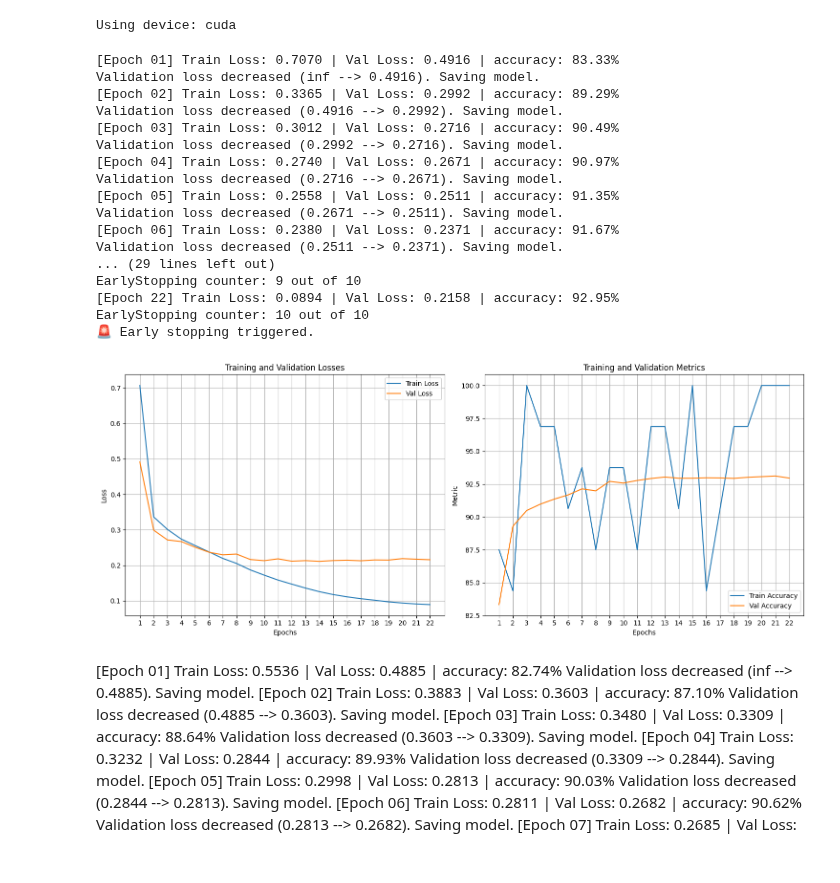
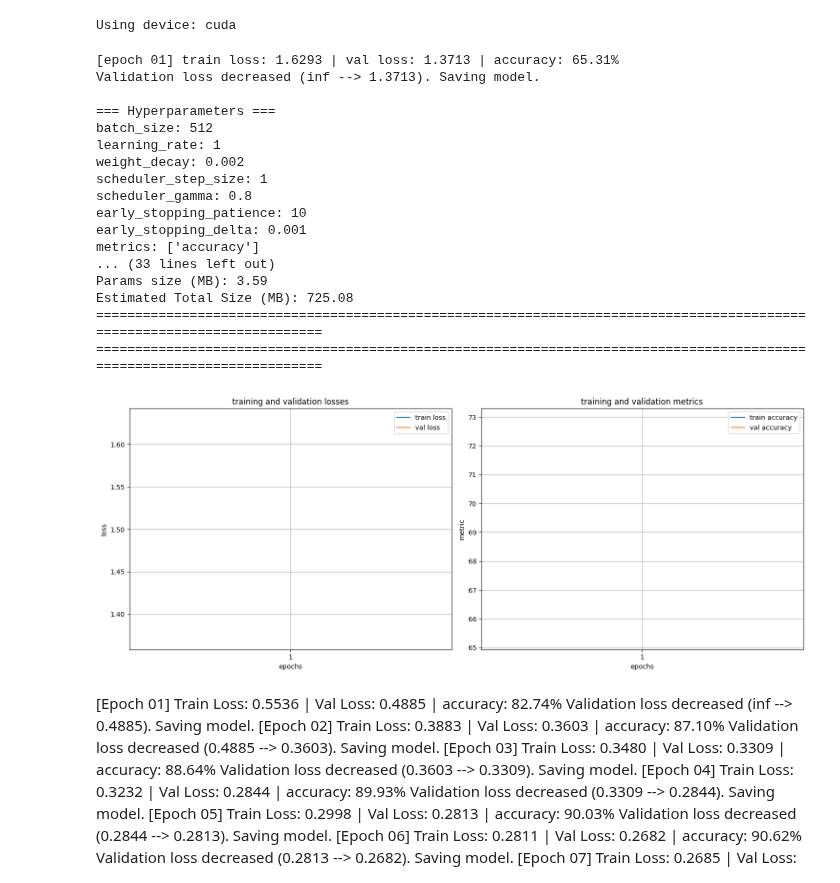
Before and after one commit to FutureGoose/OctaCycleCNN, a Jupyter notebook: exercises/w4/lek_functions_mnist.ipynb, the cells around one changed output. Drawn from its saved outputs; the diff is of its cells as text; code cells hidden in the pictures.

```diff
--- a/exercises/w4/lek_functions_mnist.ipynb
+++ b/exercises/w4/lek_functions_mnist.ipynb
@@ -101,54 +101,57 @@ class Net(nn.Module):
         x = self.dropout2(x)
         x = self.fc2(x)
 
         return x
 
 # initialize model
 model = Net(input_size=28*28, output_size=10)
 # initialize optimizer
 optimizer = Adadelta(model.parameters(), lr=1, weight_decay=0.002)
 # initialize scheduler
 scheduler = StepLR(optimizer, step_size=1, gamma=0.8)
 
 # initialize trainer
 trainer = ModelTrainer(
     model=model,
     device=device,
     loss_fn=nn.CrossEntropyLoss(),
     optimizer=optimizer,
     scheduler=scheduler,
-    batch_size=32,
-    verbose=True,
+    batch_size=512,
+    verbose=True,             # controls training progress logs
+    verbose_details=True,     # controls hyperparameters and model summary logs
+    enable_logging=True,      # controls overall logging
+    save_metrics=True,        # controls saving of metrics visualization
     early_stopping_patience=10,
     early_stopping_delta=0.001,
     metrics=[ModelTrainer.accuracy]
 )
 
 # train model
 trained_model = trainer.train(
     training_set=trainset,
     val_set=valset,
-    num_epochs=100
+    num_epochs=1
 )
 # %% [output]
-[Epoch 01] Train Loss: 0.7070 | Val Loss: 0.4916 | accuracy: 83.33%
-Validation loss decreased (inf --> 0.4916). Saving model.
-[Epoch 02] Train Loss: 0.3365 | Val Loss: 0.2992 | accuracy: 89.29%
-Validation loss decreased (0.4916 --> 0.2992). Saving model.
-[Epoch 03] Train Loss: 0.3012 | Val Loss: 0.2716 | accuracy: 90.49%
-Validation loss decreased (0.2992 --> 0.2716). Saving model.
-[Epoch 04] Train Loss: 0.2740 | Val Loss: 0.2671 | accuracy: 90.97%
-Validation loss decreased (0.2716 --> 0.2671). Saving model.
-[Epoch 05] Train Loss: 0.2558 | Val Loss: 0.2511 | accuracy: 91.35%
-Validation loss decreased (0.2671 --> 0.2511). Saving model.
-[Epoch 06] Train Loss: 0.2380 | Val Loss: 0.2371 | accuracy: 91.67%
-Validation loss decreased (0.2511 --> 0.2371). Saving model.
-... (29 lines left out)
-EarlyStopping counter: 9 out of 10
-[Epoch 22] Train Loss: 0.0894 | Val Loss: 0.2158 | accuracy: 92.95%
-EarlyStopping counter: 10 out of 10
-🚨 Early stopping triggered.
+[epoch 01] train loss: 1.6293 | val loss: 1.3713 | accuracy: 65.31%
+Validation loss decreased (inf --> 1.3713). Saving model.
+
+=== Hyperparameters ===
+batch_size: 512
+learning_rate: 1
+weight_decay: 0.002
+scheduler_step_size: 1
+scheduler_gamma: 0.8
+early_stopping_patience: 10
+early_stopping_delta: 0.001
+metrics: ['accuracy']
+... (33 lines left out)
+Params size (MB): 3.59
+Estimated Total Size (MB): 725.08
+========================================================================================================================
+========================================================================================================================
-[figure, old version]
+[figure, new version]
 # %% [markdown]
 [Epoch 01] Train Loss: 0.5536 | Val Loss: 0.4885 | accuracy: 82.74%
 Validation loss decreased (inf --> 0.4885). Saving model.
```
Also changed, not shown: parts of 1 cell of this notebook, 1 other file.
